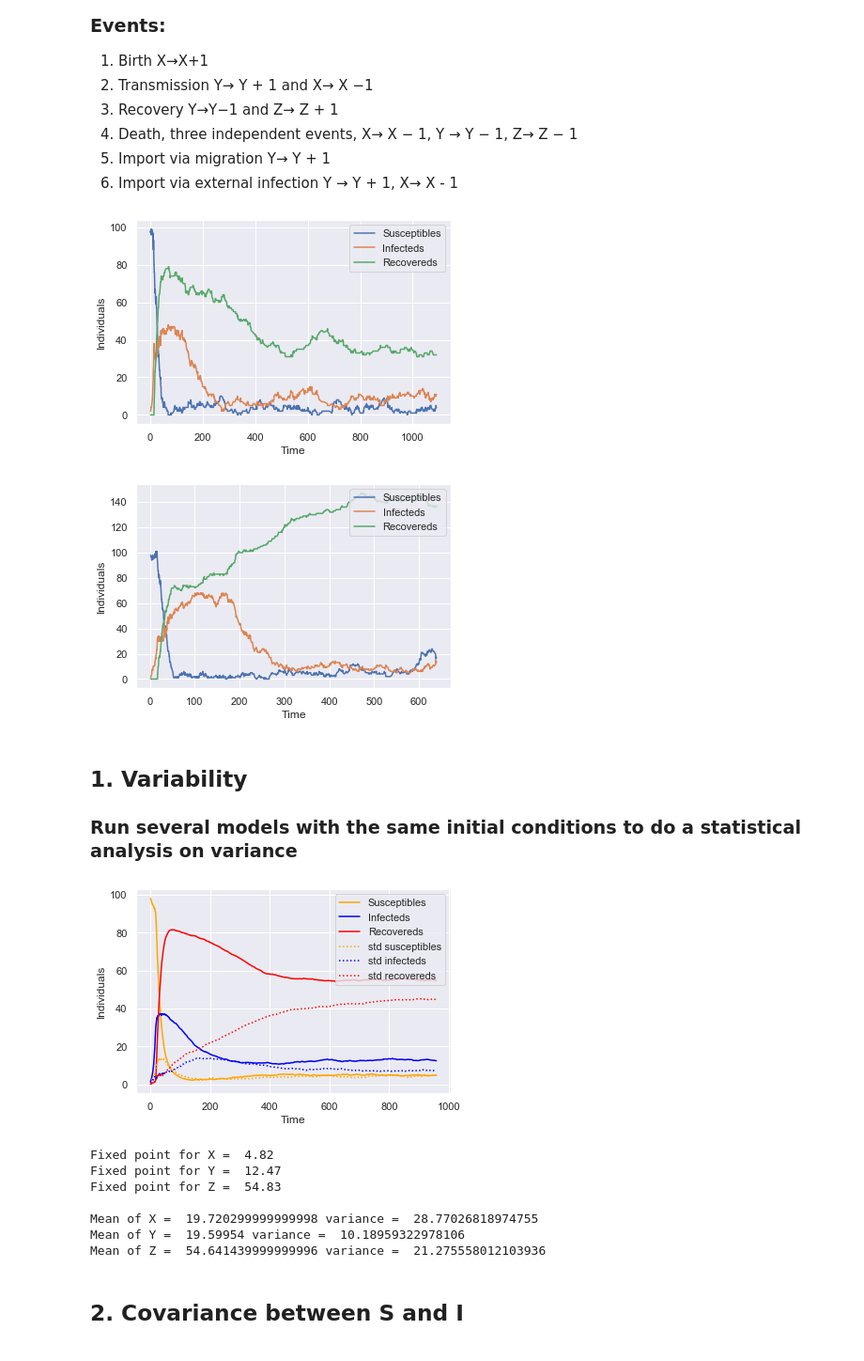
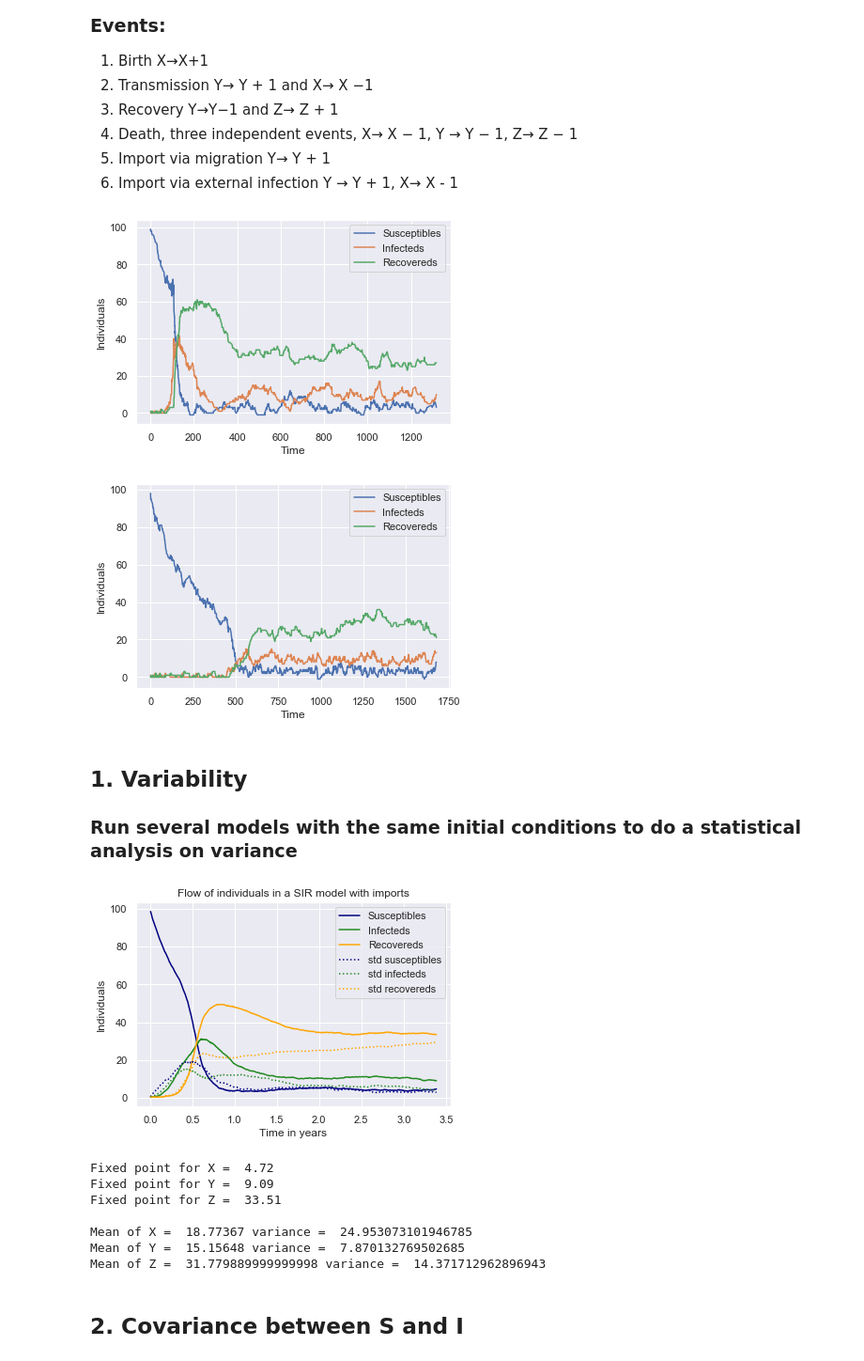
Before and after one commit to rebeccadavidsson/ICSassignment2, a Jupyter notebook: Gillespie.ipynb, the cells around one changed output. Shown at 94% size. Cells and saved outputs as stored; diff of their text form; code cells hidden in the pictures.

Commit message:
gillespie

```diff
--- a/Gillespie.ipynb
+++ b/Gillespie.ipynb
@@ -49,8 +49,8 @@ class Gillespie:
         rate_E4 = self.mu * self.X
         rate_E5 = self.mu * self.Y
         rate_E6 = self.mu * self.Z
-        rate_E7 = self.delta
-        rate_E8 = self.epsilon * self.X
+        rate_E7 = self.delta   * 0
+        rate_E8 = self.epsilon * self.X  * 0
 
         events = [rate_E1, rate_E2, rate_E3, rate_E4, rate_E5, rate_E6, rate_E7, rate_E8]
 
@@ -155,8 +155,8 @@ if __name__ == '__main__':
         plt.ylabel("Individuals")
         plt.show()
 # %% [output]
-[figure, old version]
+[figure, new version]
-[figure, old version]
+[figure, new version]
 # %% [markdown]
 ## 1. Variability
 ### Run several models with the same initial conditions to do a statistical analysis on variance
@@ -184,7 +184,7 @@ for i in range(100):
         Xs.append(X)
         Ys.append(Y)
         Zs.append(Z)
-        Ts.append(T)
+        Ts.append(T/365)
 
     totalX.append(Xs)
     totalY.append(Ys)
@@ -202,7 +202,7 @@ def getMeans(X0, Y0):
 
 
     for i in range(100):
-        gillespie = Gillespie(X0, Y0)
+        gillespie = Gillespie(X0, Y0, 1/3, 0.01, 0.001)
 
         plots, time, Xs, Ys, Zs, Ts = [], [], [], [], [], []
 
@@ -213,7 +213,7 @@ def getMeans(X0, Y0):
             Xs.append(X)
             Ys.append(Y)
             Zs.append(Z)
-            Ts.append(T)
+            Ts.append(T / 365)
 
         totalX.append(Xs)
         totalY.append(Ys)
@@ -237,49 +237,49 @@ Y0 = 1
 
 # TODO: errorbars plotten om variatie te laten zien of confidence interval (seaborn?)
 # meansX, meansY, meansZ, barsX, barsY, barsZ, totalT = getMeans(X0, Y0)
 
 
 
 
 
 # Calculate means
 meansX = [np.mean([x[i] for x in totalX if len(x) > i]) for i in range(len(max(totalX,key=len)))]
 barsX = [np.std([x[i] for x in totalX if len(x) > i]) for i in range(len(max(totalX,key=len)))]
 meansY = [np.mean([x[i] for x in totalY if len(x) > i]) for i in range(len(max(totalY,key=len)))]
 barsY = [np.std([x[i] for x in totalY if len(x) > i]) for i in range(len(max(totalY,key=len)))]
 meansZ = [np.mean([x[i] for x in totalZ if len(x) > i]) for i in range(len(max(totalZ,key=len)))]
 barsZ = [np.std([x[i] for x in totalZ if len(x) > i]) for i in range(len(max(totalZ,key=len)))]
 totalT = [np.mean([x[i] for x in totalT if len(x) > i]) for i in range(len(max(totalT,key=len)))]
 
 # TODO: errorbars plotten om variatie te laten zien of confidence interval (seaborn?)
-plt.plot(totalT, meansX, color="orange")
-plt.plot(totalT, meansY, color="blue")
-plt.plot(totalT, meansZ, color="red")
-plt.plot(totalT, barsX, color="orange", linestyle=":")
-plt.plot(totalT, barsY, color="blue", linestyle=":")
-plt.plot(totalT, barsZ, color="red", linestyle=":")
+plt.plot(totalT, meansX, color="navy")
+plt.plot(totalT, meansY, color="forestgreen")
+plt.plot(totalT, meansZ, color="orange")
+plt.plot(totalT, barsX, color="navy", linestyle=":")
+plt.plot(totalT, barsY, color="forestgreen", linestyle=":")
+plt.plot(totalT, barsZ, color="orange", linestyle=":")
 plt.legend(['Susceptibles', 'Infecteds', 'Recovereds', "std susceptibles", "std infecteds", "std recovereds"], loc="upper right")
-plt.xlabel("Time")
+plt.xlabel("Time in years")
 plt.ylabel("Individuals")
+plt.title("Flow of individuals in a SIR model with imports")
 plt.show()
-
 
 print("Fixed point for X = ", meansX[-1])
 print("Fixed point for Y = ", meansY[-1])
 print("Fixed point for Z = ", meansZ[-1])
 print("")
 print("Mean of X = ", np.mean(meansX), "variance = ", np.std(meansX))
 print("Mean of Y = ", np.mean(meansY), "variance = ", np.std(meansY))
 print("Mean of Z = ", np.mean(meansZ), "variance = ", np.std(meansZ))
 # %% [output]
-[figure, old version]
+[figure, new version]
-Fixed point for X =  4.82
-Fixed point for Y =  12.47
-Fixed point for Z =  54.83
+Fixed point for X =  4.72
+Fixed point for Y =  9.09
+Fixed point for Z =  33.51
 
-Mean of X =  19.720299999999998 variance =  28.77026818974755
-Mean of Y =  19.59954 variance =  10.18959322978106
-Mean of Z =  54.641439999999996 variance =  21.275558012103936
+Mean of X =  18.77367 variance =  24.953073101946785
+Mean of Y =  15.15648 variance =  7.870132769502685
+Mean of Z =  31.779889999999998 variance =  14.371712962896943
 # %% [markdown]
 ## 2. Covariance between S and I
 # %%
```
Also changed, not shown: parts of 3 cells of this notebook.
